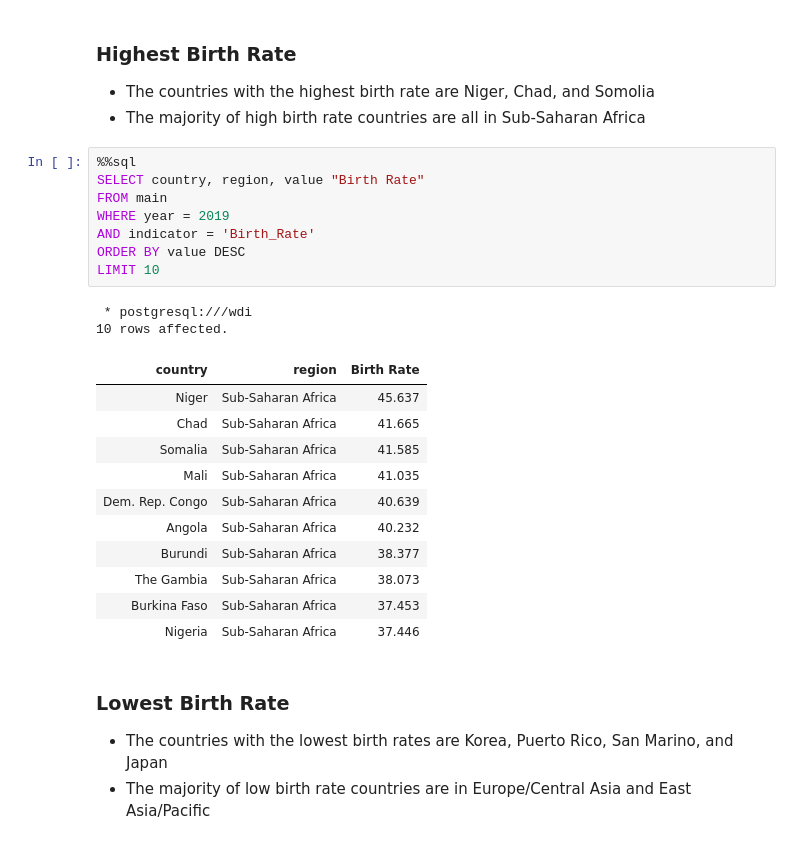
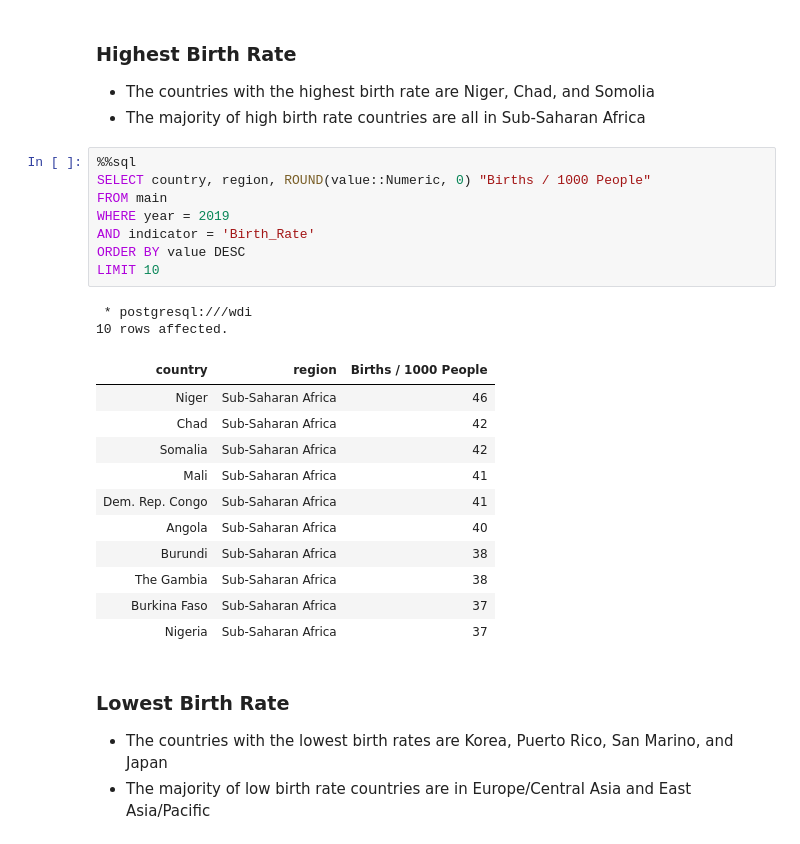
Before and after one commit to mjv2146/world-development-indicators, a Jupyter notebook: notebooks/02_EDA.ipynb, the cells around one changed output. Cells and saved outputs as stored; diff of their text form.

```diff
--- a/notebooks/02_EDA.ipynb
+++ b/notebooks/02_EDA.ipynb
@@ -236,26 +259,26 @@ LIMIT 10
 - The majority of high birth rate countries are all in Sub-Saharan Africa
 # %%
 %%sql
-SELECT country, region, value "Birth Rate"
+SELECT country, region, ROUND(value::Numeric, 0) "Births / 1000 People"
 FROM main
 WHERE year = 2019
 AND indicator = 'Birth_Rate'
 ORDER BY value DESC
 LIMIT 10
 # %% [output]
  * postgresql:///wdi
 10 rows affected.
-| country | region | Birth Rate |
-| Niger | Sub-Saharan Africa | 45.637 |
-| Chad | Sub-Saharan Africa | 41.665 |
-| Somalia | Sub-Saharan Africa | 41.585 |
-| Mali | Sub-Saharan Africa | 41.035 |
-| Dem. Rep. Congo | Sub-Saharan Africa | 40.639 |
-| Angola | Sub-Saharan Africa | 40.232 |
-| Burundi | Sub-Saharan Africa | 38.377 |
-| The Gambia | Sub-Saharan Africa | 38.073 |
-| Burkina Faso | Sub-Saharan Africa | 37.453 |
-| Nigeria | Sub-Saharan Africa | 37.446 |
+| country | region | Births / 1000 People |
+| Niger | Sub-Saharan Africa | 46 |
+| Chad | Sub-Saharan Africa | 42 |
+| Somalia | Sub-Saharan Africa | 42 |
+| Mali | Sub-Saharan Africa | 41 |
+| Dem. Rep. Congo | Sub-Saharan Africa | 41 |
+| Angola | Sub-Saharan Africa | 40 |
+| Burundi | Sub-Saharan Africa | 38 |
+| The Gambia | Sub-Saharan Africa | 38 |
+| Burkina Faso | Sub-Saharan Africa | 37 |
+| Nigeria | Sub-Saharan Africa | 37 |
 # %% [markdown]
 ### Lowest Birth Rate
 - The countries with the lowest birth rates are Korea, Puerto Rico, San Marino, and Japan
```
Also changed, not shown: parts of 41 cells of this notebook, 2 other files.
